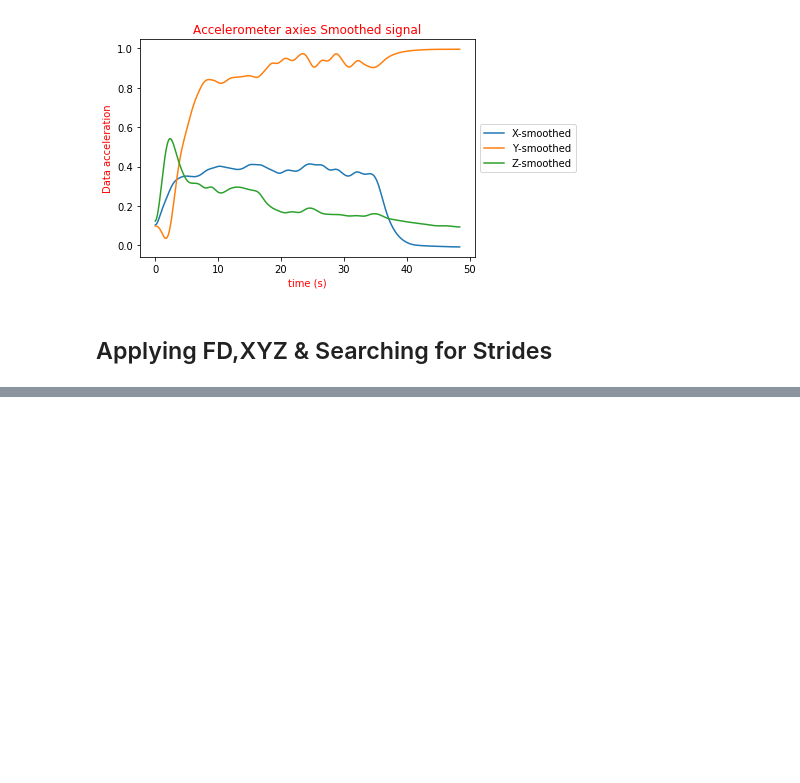
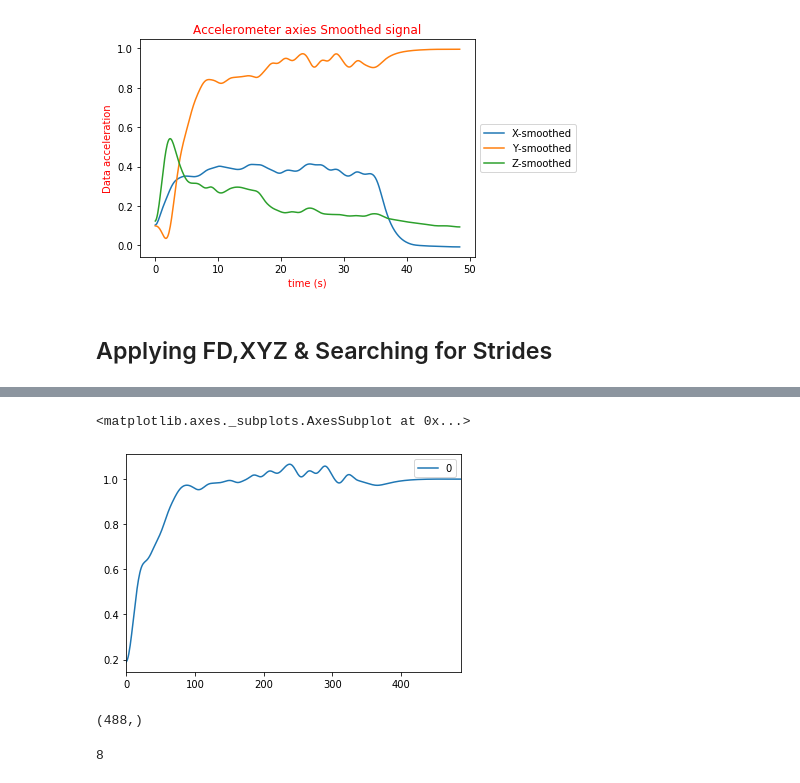
Before and after one commit to yousefkhaled282/Human-Activity-Recognition, a Jupyter notebook: Human Activity Recognition.ipynb, the cells around one changed output, grey strips where cells are left out. Drawn from its saved outputs; the diff is of its cells as text; code cells hidden in the pictures; blank space fills up the shorter version.

```diff
--- a/Human Activity Recognition.ipynb
+++ b/Human Activity Recognition.ipynb
@@ -131,0 +145,12 @@ plt.show()
+# %%
+
+XYZ_smoothed=X_smoothed**2+Y_smoothed**2+Z_smoothed**2
+# %%
+xyz_smoothed=pd.DataFrame(XYZ_smoothed)
+# %%
+xyz_smoothed=xyz_smoothed.apply(np.sqrt)
+# %%
+xyz_smoothed.plot()
+# %% [output]
+<matplotlib.axes._subplots.AxesSubplot at 0x...>
+[figure, added]
@@ -132 +159,5 @@ plt.show()
+# %%
+peak.shape
+# %% [output]
+(488,)
 # %%
@@ -144,3 +166,7 @@ peak_x
+# %%
+np.argmax(peak_x)
+# %% [output]
+8
 # %%
 t=df['timeElapsed']
 # %%
```
Also changed, not shown: parts of 12 cells of this notebook.
